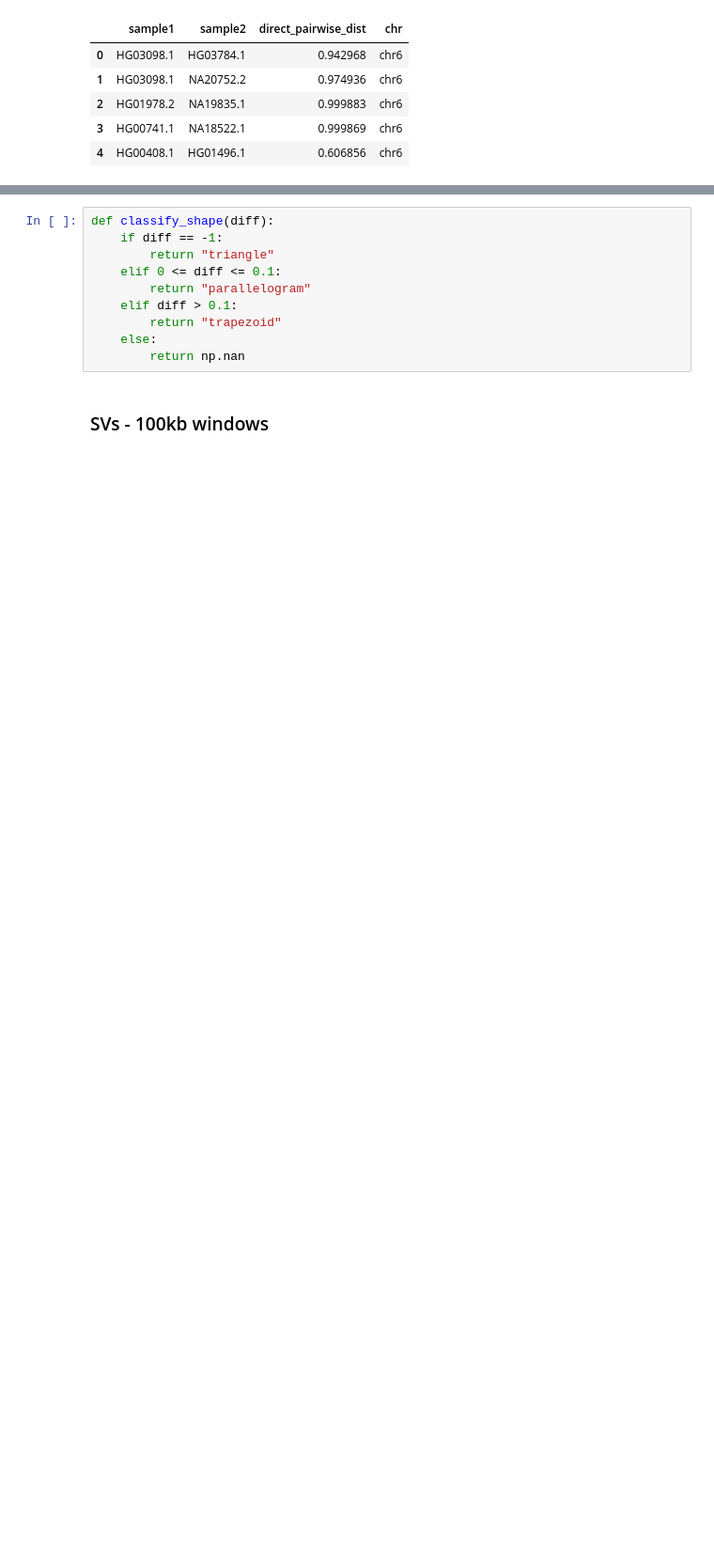
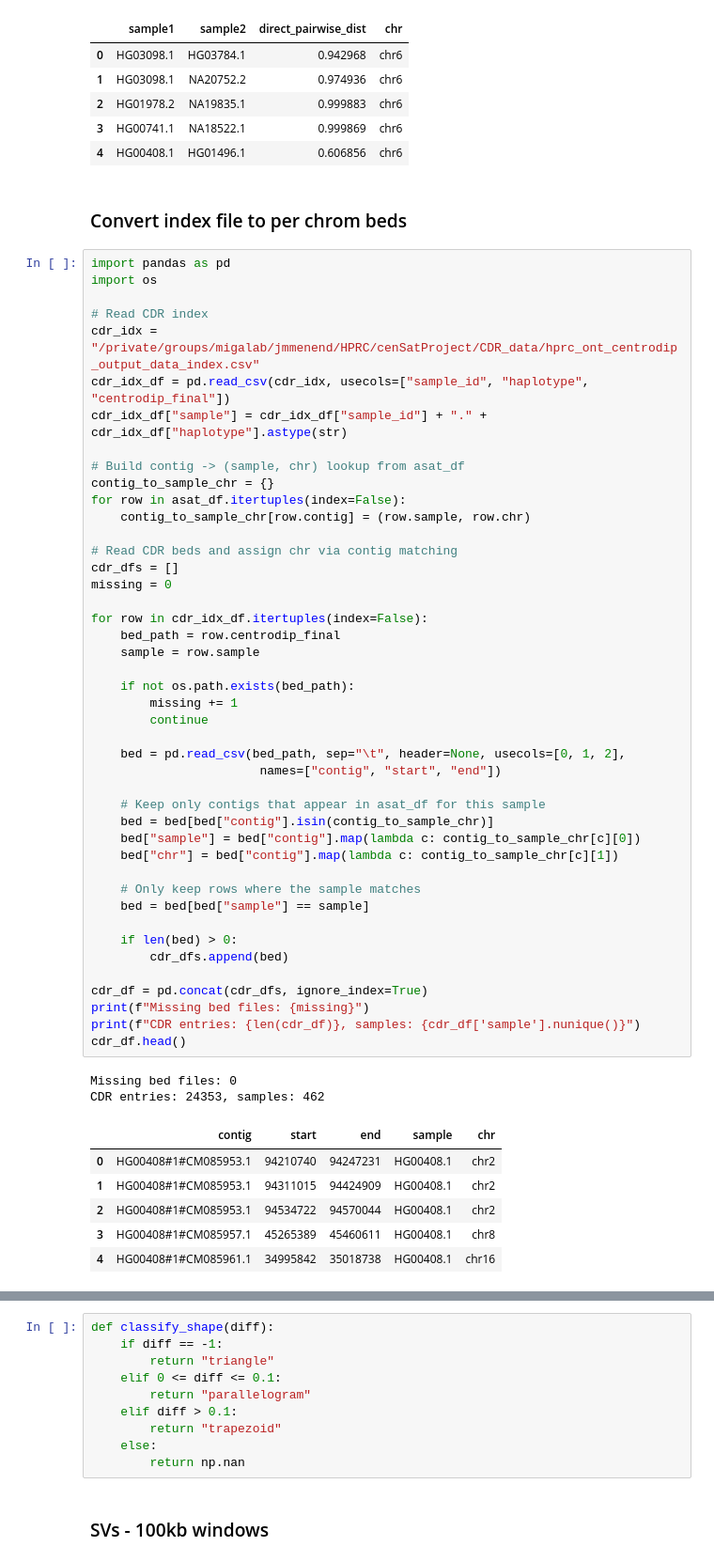
Before and after one commit to miramastoras/centrolign_analysis, a Jupyter notebook: analysis_notes/release2_QC_v2/notebooks/variant_dist_CDR_centrodip02102026.ipynb, the cells around one changed output, grey strips where cells are left out. Shown at 94% size. Saved outputs shown, nothing was run; the diff lists cells and outputs as text; blank space fills up the shorter version.

```diff
--- a/analysis_notes/release2_QC_v2/notebooks/variant_dist_CDR_centrodip02102026.ipynb
+++ b/analysis_notes/release2_QC_v2/notebooks/variant_dist_CDR_centrodip02102026.ipynb
@@ -41,3 +65,58 @@ all_pairs_dist_df.head()
 | 2 | HG01978.2 | NA19835.1 | 0.999883 | chr6 |
 | 3 | HG00741.1 | NA18522.1 | 0.999869 | chr6 |
 | 4 | HG00408.1 | HG01496.1 | 0.606856 | chr6 |
+# %% [markdown]
+### Convert index file to per chrom beds
+# %%
+import pandas as pd
+import os
+
+# Read CDR index
+cdr_idx = "/private/groups/migalab/jmmenend/HPRC/cenSatProject/CDR_data/hprc_ont_centrodip_output_data_index.csv"
+cdr_idx_df = pd.read_csv(cdr_idx, usecols=["sample_id", "haplotype", "centrodip_final"])
+cdr_idx_df["sample"] = cdr_idx_df["sample_id"] + "." + cdr_idx_df["haplotype"].astype(str)
+
+# Build contig -> (sample, chr) lookup from asat_df
+contig_to_sample_chr = {}
+for row in asat_df.itertuples(index=False):
+    contig_to_sample_chr[row.contig] = (row.sample, row.chr)
+
+# Read CDR beds and assign chr via contig matching
+cdr_dfs = []
+missing = 0
+
+for row in cdr_idx_df.itertuples(index=False):
+    bed_path = row.centrodip_final
+    sample = row.sample
+
+    if not os.path.exists(bed_path):
+        missing += 1
+        continue
+
+    bed = pd.read_csv(bed_path, sep="\t", header=None, usecols=[0, 1, 2],
+                       names=["contig", "start", "end"])
+
+    # Keep only contigs that appear in asat_df for this sample
+    bed = bed[bed["contig"].isin(contig_to_sample_chr)]
+    bed["sample"] = bed["contig"].map(lambda c: contig_to_sample_chr[c][0])
+    bed["chr"] = bed["contig"].map(lambda c: contig_to_sample_chr[c][1])
+
+    # Only keep rows where the sample matches
+    bed = bed[bed["sample"] == sample]
+
+    if len(bed) > 0:
+        cdr_dfs.append(bed)
+
+cdr_df = pd.concat(cdr_dfs, ignore_index=True)
+print(f"Missing bed files: {missing}")
+print(f"CDR entries: {len(cdr_df)}, samples: {cdr_df['sample'].nunique()}")
+cdr_df.head()
+# %% [output]
+Missing bed files: 0
+CDR entries: 24353, samples: 462
+|  | contig | start | end | sample | chr |
+| 0 | HG00408#1#CM085953.1 | 94210740 | 94247231 | HG00408.1 | chr2 |
+| 1 | HG00408#1#CM085953.1 | 94311015 | 94424909 | HG00408.1 | chr2 |
+| 2 | HG00408#1#CM085953.1 | 94534722 | 94570044 | HG00408.1 | chr2 |
+| 3 | HG00408#1#CM085957.1 | 45265389 | 45460611 | HG00408.1 | chr8 |
+| 4 | HG00408#1#CM085961.1 | 34995842 | 35018738 | HG00408.1 | chr16 |
```
Also changed, not shown: parts of 5 cells of this notebook, 13 other files.
